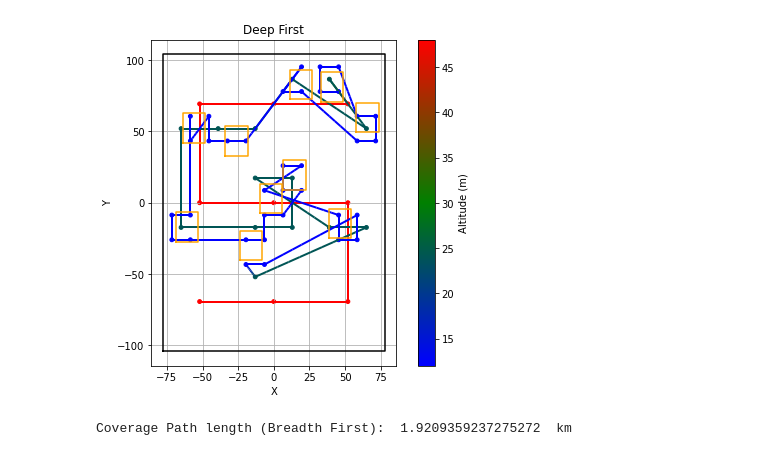
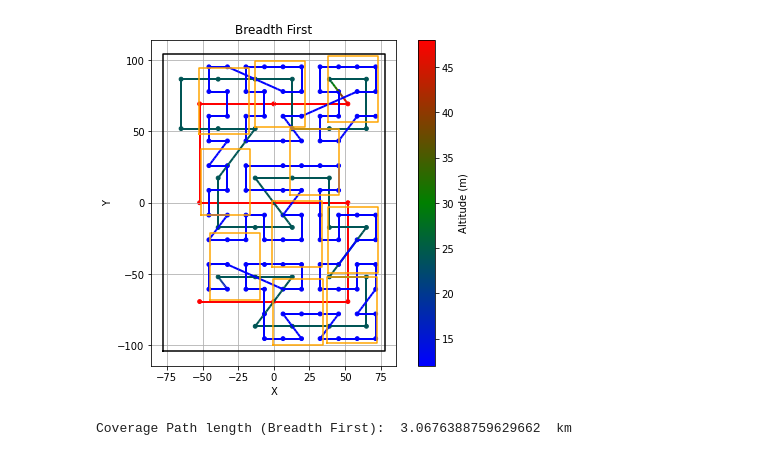
Before and after one commit to David1340/Doutorado_Drone, a Jupyter notebook: Comparacao.ipynb, the cells around one changed output. Cells and saved outputs as stored; diff of their text form; code cells hidden in the pictures.

```diff
--- a/Comparacao.ipynb
+++ b/Comparacao.ipynb
@@ -8,7 +8,7 @@ from utils import SensorCamera, CoverageNode, Tree
 from utils import lawmowerPath
 import random
 
-#random.seed(42)  # For reproducibility
+random.seed(42)  # For reproducibility
 
 DJImini3Camera = SensorCamera()
 desirableGSD = 1*0.43 #cm/px
@@ -22,7 +22,7 @@ waypointsLawMower = lawmowerPath(poly, height, width, angle_deg)
 areas_de_interesse = []
 base = Polygon([(-0.1*height*L, -0.1*width*L), (0.1*height*L,-0.1*width*L), (0.1*height*L,0.1*width*L), (-0.1*height*L,0.1*width*L)])
 
-p = 10 # proporção de área de interesse em relação à área total
+p = 50 # proporção de área de interesse em relação à área total
 c = 10 # número de patches de interesse
 base = affinity.scale(base,np.sqrt(p/c), np.sqrt(p/c), origin=(0, 0))
 cont = 0
@@ -92,18 +94,19 @@ def DeepFirst(node, areas_de_interesse, camera, min_area, nextNode = None):
         candidatos = node.found_children_grid(camera)
         filhos = []
         for filho in candidatos:
-            if(any(p.intersection(filho.polygon).area / p.area >= min_area for p in areas_de_interesse)):
+            if(filho.check_interesse(areas_de_interesse,min_area)):
                 filhos.append(filho)
         if filhos:
             filhos = ordem_otima_dos_filhos(node,filhos,nextNode)
         for i, filho in enumerate(filhos):
             node.add_children(filho)
-            if(i < len(filhos) - 1):
-                DeepFirst(filho, areas_de_interesse, camera, min_area, filhos[i+1])
-            else:
-                DeepFirst(filho, areas_de_interesse, camera,min_area, nextNode)
+            if(node.level < 1):
+                if(i < len(filhos) - 1):
+                    DeepFirst(filho, areas_de_interesse, camera, min_area, filhos[i+1])
+                else:
+                    DeepFirst(filho, areas_de_interesse, camera,min_area, nextNode)
 # %%
-min_area = 0.05
+min_area = 0.01
 for i, node in enumerate(DFTree.nodes):
     if(i < len(DFTree.nodes) -1):
         DeepFirst(node,areas_de_interesse, DJImini3Camera,min_area,DFTree.nodes[i+1])
@@ -215,16 +218,43 @@ Coverage Path length (Deep First):  1.503280115596198  km
 # %%
+from itertools import chain
+
 waypointsBF = []
+horizonte = 5
+# Nível 0 (raiz)
 for node in DFTree.nodes:
     waypointsBF.append([node.x, node.y, node.Altitude])
 
-for node in reversed(DFTree.nodes):
-    for child in reversed(node.children):
-        waypointsBF.append([child.x, child.y, child.Altitude])
+# Nível 1 - um por vez, sempre escolhendo o melhor entre 5 candidatos
+todos_filhos_n1 = list(chain.from_iterable(reversed(node.children) for node in reversed(DFTree.nodes)))
+filhos_restantes = todos_filhos_n1.copy()
+atual = DFTree.nodes[-1]  # começa com o u nó raiz como ponto anterior
 
-for node in DFTree.nodes:
-    for child in node.children:
-        for child2 in child.children:
-            waypointsBF.append([child2.x, child2.y, child2.Altitude])
+while filhos_restantes:
+    janela = filhos_restantes[:horizonte]
+    proximo = filhos_restantes[horizonte] if len(filhos_restantes) > horizonte else None
+
+    otima_ordem = ordem_otima_dos_filhos(atual, janela, proximo)
+
+    escolhido = otima_ordem[0]
+    waypointsBF.append([escolhido.x, escolhido.y, escolhido.Altitude])
+    filhos_restantes.remove(escolhido)
+    atual = escolhido
+
+# Nível 2 - mesma lógica recursiva
+todos_filhos_n2 = list(chain.from_iterable(child.children for node in DFTree.nodes for child in node.children))
+filhos_n2 = todos_filhos_n2.copy()
+while filhos_n2:
+    janela = filhos_n2[:horizonte]
+    proximo = filhos_n2[horizonte] if len(filhos_n2) > horizonte else None
+
+    otima_ordem = ordem_otima_dos_filhos(atual, janela, proximo)
+
+    escolhido = otima_ordem[0]
+    waypointsBF.append([escolhido.x, escolhido.y, escolhido.Altitude])
+    filhos_n2.remove(escolhido)
+    atual = escolhido
+
+
 
 
 waypointsBF = np.array(waypointsBF)
@@ -256,32 +286,32 @@ z_segment = (z[:-1] + z[1:]) / 2
 
 # Plotando
 lc = LineCollection(segments, cmap=cmap_custom, array=z_segment, linewidth=2)
 
 fig, ax = plt.subplots(figsize=(8, 6))
 ax.add_collection(lc)
 ax.scatter(waypointsBF[:, 0], waypointsBF[:, 1], c=waypointsBF[:,2], cmap=cmap_custom, s=15)
 plt.colorbar(lc, ax=ax, label='Altitude (m)')
 x, y = poly.exterior.xy
 ax.plot(x, y, color='black')
 if poly.interiors:
     for interior in poly.interiors:
         x, y = interior.xy
         ax.plot(x, y, color='black',alpha=0.1)
 for area_de_interesse in areas_de_interesse:
     x, y = area_de_interesse.exterior.xy
     plt.plot(x, y, color='orange')
 
 ax.plot()
 ax.set_aspect('equal')
 ax.grid(True)
 plt.title("Breadth First")
 plt.xlabel("X")
 plt.ylabel("Y")
 plt.show()
 path_length = 0
 for i in range(np.size(waypointsBF,0)-1):
     path_length += np.linalg.norm(waypointsBF[i+1] - waypointsBF[i])
 print("Coverage Path length (Breadth First): ", path_length/1000, " km")
 # %% [output]
-[figure, old version]
+[figure, new version]
-Coverage Path length (Breadth First):  1.9209359237275272  km
+Coverage Path length (Breadth First):  3.0676388759629662  km
```
Also changed, not shown: parts of 5 cells of this notebook, 1 other file.
